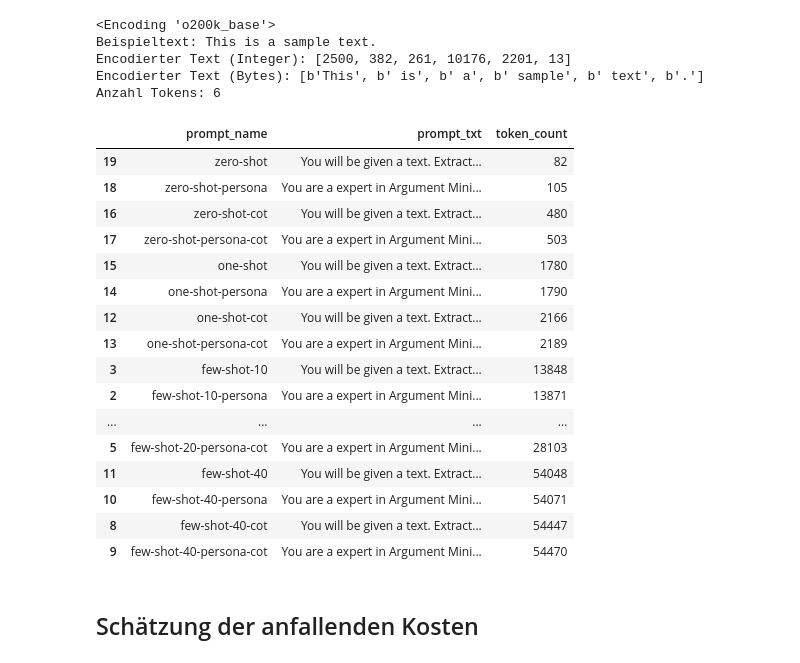
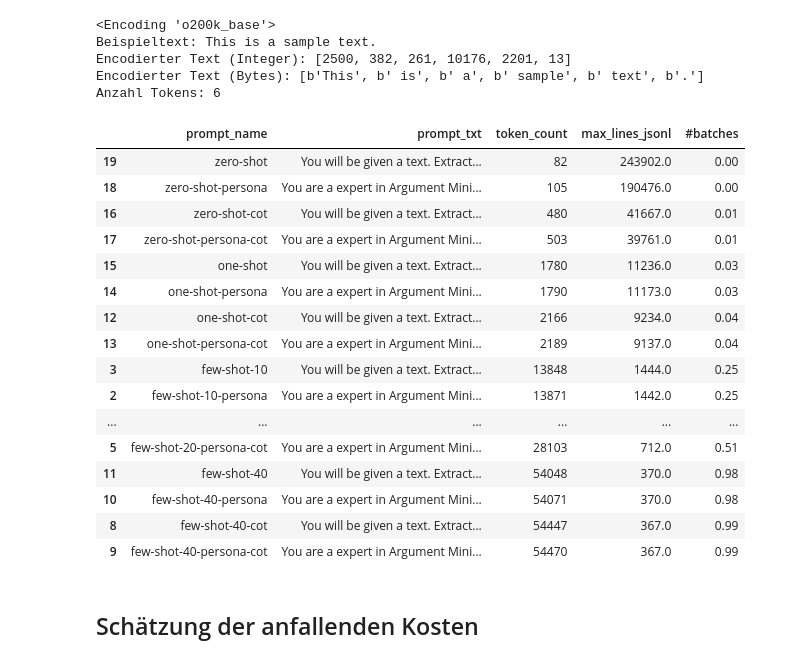
Before and after one commit to BF-DS/argument-mining, a Jupyter notebook: llm-pipeline.ipynb, the cells around one changed output. Drawn from its saved outputs; the diff is of its cells as text; code cells hidden in the pictures.

Commit message:
working on splitting batches

```diff
--- a/llm-pipeline.ipynb
+++ b/llm-pipeline.ipynb
@@ -389,28 +389,30 @@ Beispieltext: This is a sample text.
 Encodierter Text (Integer): [2500, 382, 261, 10176, 2201, 13]
 Encodierter Text (Bytes): [b'This', b' is', b' a', b' sample', b' text', b'.']
 Anzahl Tokens: 6
-# %%
-prompt_df['token_count'] = prompt_df['prompt_txt'].apply(num_tokens_from_string, model_name=model)
-prompt_df = prompt_df.sort_values(by='token_count')
-prompt_df
-# %% [output]
-|  | prompt_name | prompt_txt | token_count |
-| 19 | zero-shot | You will be given a text. Extract... | 82 |
-| 18 | zero-shot-persona | You are a expert in Argument Mini... | 105 |
-| 16 | zero-shot-cot | You will be given a text. Extract... | 480 |
-| 17 | zero-shot-persona-cot | You are a expert in Argument Mini... | 503 |
-| 15 | one-shot | You will be given a text. Extract... | 1780 |
-| 14 | one-shot-persona | You are a expert in Argument Mini... | 1790 |
-| 12 | one-shot-cot | You will be given a text. Extract... | 2166 |
-| 13 | one-shot-persona-cot | You are a expert in Argument Mini... | 2189 |
-| 3 | few-shot-10 | You will be given a text. Extract... | 13848 |
-| 2 | few-shot-10-persona | You are a expert in Argument Mini... | 13871 |
-| ... | ... | ... | ... |
-| 5 | few-shot-20-persona-cot | You are a expert in Argument Mini... | 28103 |
-| 11 | few-shot-40 | You will be given a text. Extract... | 54048 |
-| 10 | few-shot-40-persona | You are a expert in Argument Mini... | 54071 |
-| 8 | few-shot-40-cot | You will be given a text. Extract... | 54447 |
-| 9 | few-shot-40-persona-cot | You are a expert in Argument Mini... | 54470 |
+# %%
+prompt_df['token_count'] = prompt_df['prompt_txt'].apply(num_tokens_from_string, model_name=model)
+prompt_df = prompt_df.sort_values(by='token_count')
+prompt_df['max_lines_jsonl'] = round(20_000_000 / prompt_df['token_count'], 0) # Maximale Anzahl an Tokens pro JSONL-Datei (enqueued tokens)
+prompt_df['#batches'] = round(test_df.shape[0] / prompt_df['max_lines_jsonl'], 2) # Anzahl der Batches, die für die Verarbeitung des Testdatensatzes benötigt werden
+prompt_df
+# %% [output]
+|  | prompt_name | prompt_txt | token_count | max_lines_jsonl | #batches |
+| 19 | zero-shot | You will be given a text. Extract... | 82 | 243902.0 | 0.00 |
+| 18 | zero-shot-persona | You are a expert in Argument Mini... | 105 | 190476.0 | 0.00 |
+| 16 | zero-shot-cot | You will be given a text. Extract... | 480 | 41667.0 | 0.01 |
+| 17 | zero-shot-persona-cot | You are a expert in Argument Mini... | 503 | 39761.0 | 0.01 |
+| 15 | one-shot | You will be given a text. Extract... | 1780 | 11236.0 | 0.03 |
+| 14 | one-shot-persona | You are a expert in Argument Mini... | 1790 | 11173.0 | 0.03 |
+| 12 | one-shot-cot | You will be given a text. Extract... | 2166 | 9234.0 | 0.04 |
+| 13 | one-shot-persona-cot | You are a expert in Argument Mini... | 2189 | 9137.0 | 0.04 |
+| 3 | few-shot-10 | You will be given a text. Extract... | 13848 | 1444.0 | 0.25 |
+| 2 | few-shot-10-persona | You are a expert in Argument Mini... | 13871 | 1442.0 | 0.25 |
+| ... | ... | ... | ... | ... | ... |
+| 5 | few-shot-20-persona-cot | You are a expert in Argument Mini... | 28103 | 712.0 | 0.51 |
+| 11 | few-shot-40 | You will be given a text. Extract... | 54048 | 370.0 | 0.98 |
+| 10 | few-shot-40-persona | You are a expert in Argument Mini... | 54071 | 370.0 | 0.98 |
+| 8 | few-shot-40-cot | You will be given a text. Extract... | 54447 | 367.0 | 0.99 |
+| 9 | few-shot-40-persona-cot | You are a expert in Argument Mini... | 54470 | 367.0 | 0.99 |
 # %% [markdown]
 ## Schätzung der anfallenden Kosten
 # %%
```
Also changed, not shown: parts of 25 cells of this notebook.
